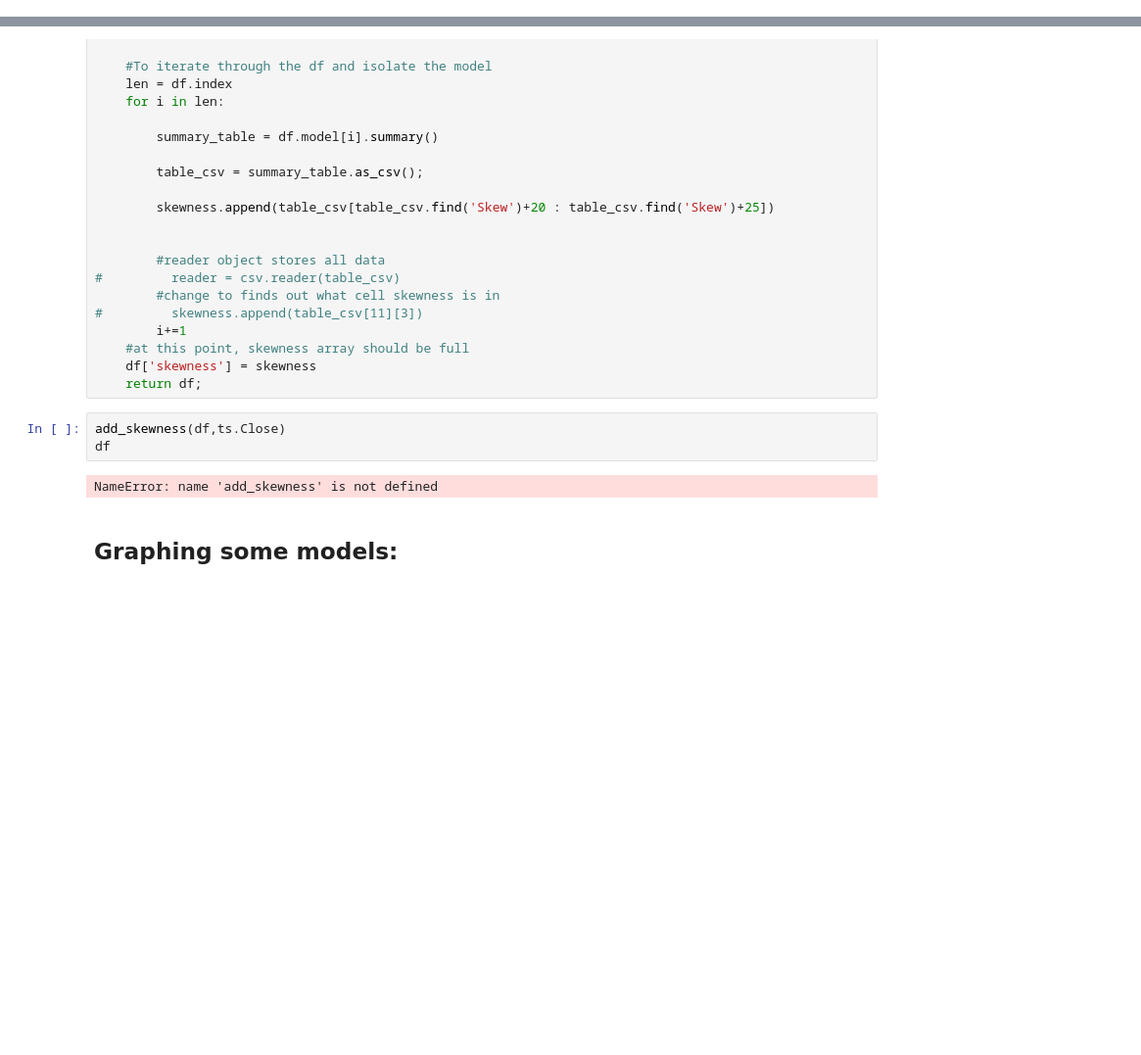
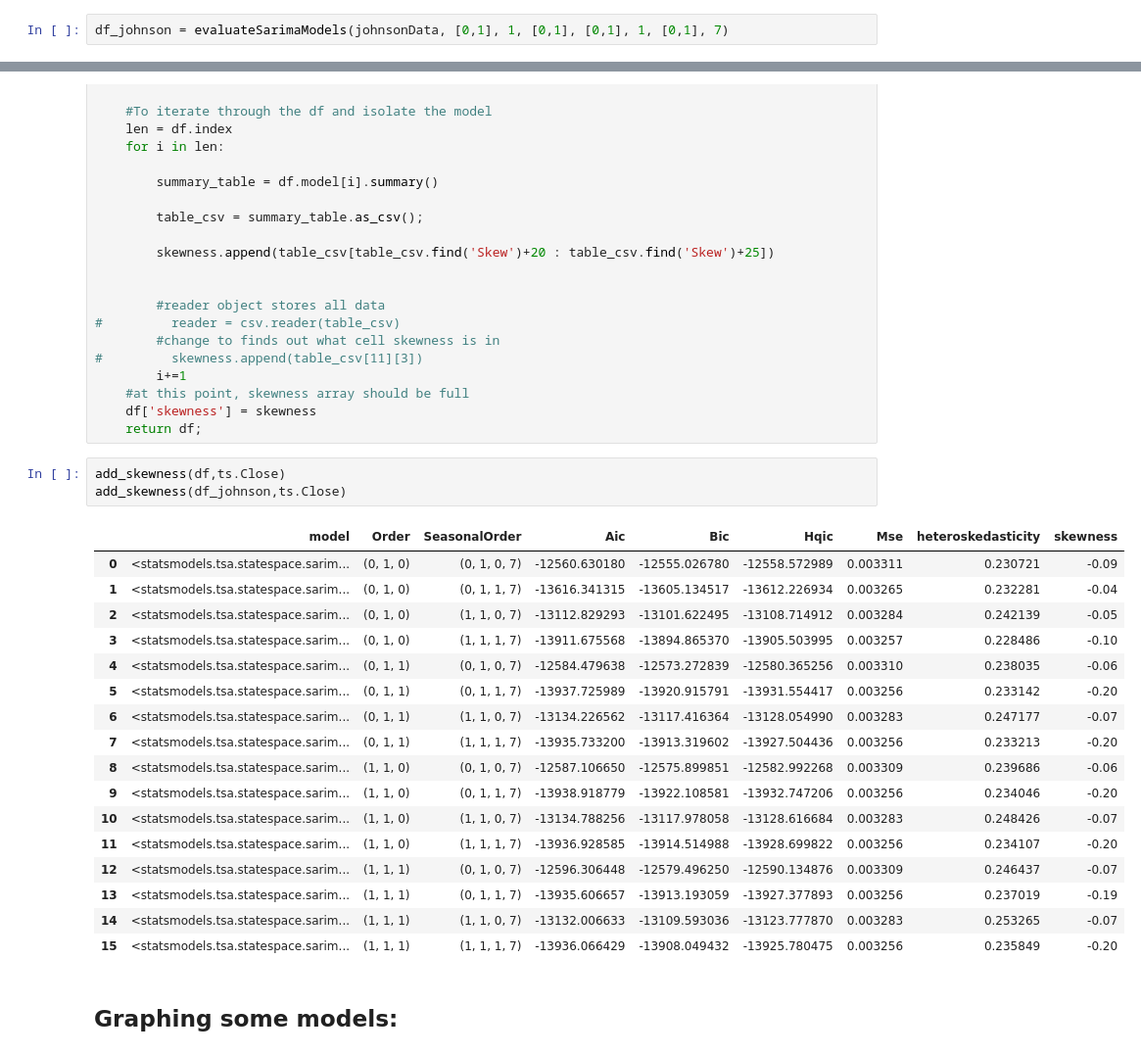
Before and after one commit to cian-moynagh/Group-40-Sweng, a Jupyter notebook: Model Fitting.ipynb, the cells around one changed output, grey strips where cells are left out. Shown at 98% size. Saved outputs shown, nothing was run; the diff lists cells and outputs as text; blank space fills up the shorter version.

Commit message:
added johnson method to graph. Code's getting messy

```diff
--- a/Model Fitting.ipynb
+++ b/Model Fitting.ipynb
@@ -263,3 +261,5 @@ Maximum Likelihood optimization failed to converge. Check mle_retvals
 | 13 | <statsmodels.tsa.statespace.sarim... | (1, 1, 1) | (0, 1, 1, 7) | -13449.536071 | -13427.122474 | -13441.307308 | 0.003401 | 0.232616 |
 | 14 | <statsmodels.tsa.statespace.sarim... | (1, 1, 1) | (1, 1, 0, 7) | -12645.907556 | -12623.493959 | -12637.678793 | 0.003436 | 0.248546 |
 | 15 | <statsmodels.tsa.statespace.sarim... | (1, 1, 1) | (1, 1, 1, 7) | -13449.831626 | -13421.814629 | -13439.545672 | 0.003401 | 0.231399 |
+# %%
+df_johnson = evaluateSarimaModels(johnsonData, [0,1], 1, [0,1], [0,1], 1, [0,1], 7)
@@ -386,9 +397,25 @@ def add_skewness(df, dataset):
     return df;
 # %%
 add_skewness(df,ts.Close)
-df
+add_skewness(df_johnson,ts.Close)
 # %% [output]
-NameError: name 'add_skewness' is not defined
+|  | model | Order | SeasonalOrder | Aic | Bic | Hqic | Mse | heteroskedasticity | skewness |
+| 0 | <statsmodels.tsa.statespace.sarim... | (0, 1, 0) | (0, 1, 0, 7) | -12560.630180 | -12555.026780 | -12558.572989 | 0.003311 | 0.230721 | -0.09 |
+| 1 | <statsmodels.tsa.statespace.sarim... | (0, 1, 0) | (0, 1, 1, 7) | -13616.341315 | -13605.134517 | -13612.226934 | 0.003265 | 0.232281 | -0.04 |
+| 2 | <statsmodels.tsa.statespace.sarim... | (0, 1, 0) | (1, 1, 0, 7) | -13112.829293 | -13101.622495 | -13108.714912 | 0.003284 | 0.242139 | -0.05 |
+| 3 | <statsmodels.tsa.statespace.sarim... | (0, 1, 0) | (1, 1, 1, 7) | -13911.675568 | -13894.865370 | -13905.503995 | 0.003257 | 0.228486 | -0.10 |
+| 4 | <statsmodels.tsa.statespace.sarim... | (0, 1, 1) | (0, 1, 0, 7) | -12584.479638 | -12573.272839 | -12580.365256 | 0.003310 | 0.238035 | -0.06 |
+| 5 | <statsmodels.tsa.statespace.sarim... | (0, 1, 1) | (0, 1, 1, 7) | -13937.725989 | -13920.915791 | -13931.554417 | 0.003256 | 0.233142 | -0.20 |
+| 6 | <statsmodels.tsa.statespace.sarim... | (0, 1, 1) | (1, 1, 0, 7) | -13134.226562 | -13117.416364 | -13128.054990 | 0.003283 | 0.247177 | -0.07 |
+| 7 | <statsmodels.tsa.statespace.sarim... | (0, 1, 1) | (1, 1, 1, 7) | -13935.733200 | -13913.319602 | -13927.504436 | 0.003256 | 0.233213 | -0.20 |
+| 8 | <statsmodels.tsa.statespace.sarim... | (1, 1, 0) | (0, 1, 0, 7) | -12587.106650 | -12575.899851 | -12582.992268 | 0.003309 | 0.239686 | -0.06 |
+| 9 | <statsmodels.tsa.statespace.sarim... | (1, 1, 0) | (0, 1, 1, 7) | -13938.918779 | -13922.108581 | -13932.747206 | 0.003256 | 0.234046 | -0.20 |
+| 10 | <statsmodels.tsa.statespace.sarim... | (1, 1, 0) | (1, 1, 0, 7) | -13134.788256 | -13117.978058 | -13128.616684 | 0.003283 | 0.248426 | -0.07 |
+| 11 | <statsmodels.tsa.statespace.sarim... | (1, 1, 0) | (1, 1, 1, 7) | -13936.928585 | -13914.514988 | -13928.699822 | 0.003256 | 0.234107 | -0.20 |
+| 12 | <statsmodels.tsa.statespace.sarim... | (1, 1, 1) | (0, 1, 0, 7) | -12596.306448 | -12579.496250 | -12590.134876 | 0.003309 | 0.246437 | -0.07 |
+| 13 | <statsmodels.tsa.statespace.sarim... | (1, 1, 1) | (0, 1, 1, 7) | -13935.606657 | -13913.193059 | -13927.377893 | 0.003256 | 0.237019 | -0.19 |
+| 14 | <statsmodels.tsa.statespace.sarim... | (1, 1, 1) | (1, 1, 0, 7) | -13132.006633 | -13109.593036 | -13123.777870 | 0.003283 | 0.253265 | -0.07 |
+| 15 | <statsmodels.tsa.statespace.sarim... | (1, 1, 1) | (1, 1, 1, 7) | -13936.066429 | -13908.049432 | -13925.780475 | 0.003256 | 0.235849 | -0.20 |
 # %% [markdown]
 ## Graphing some models:
 # %%
```
Also changed, not shown: parts of 6 cells of this notebook.
